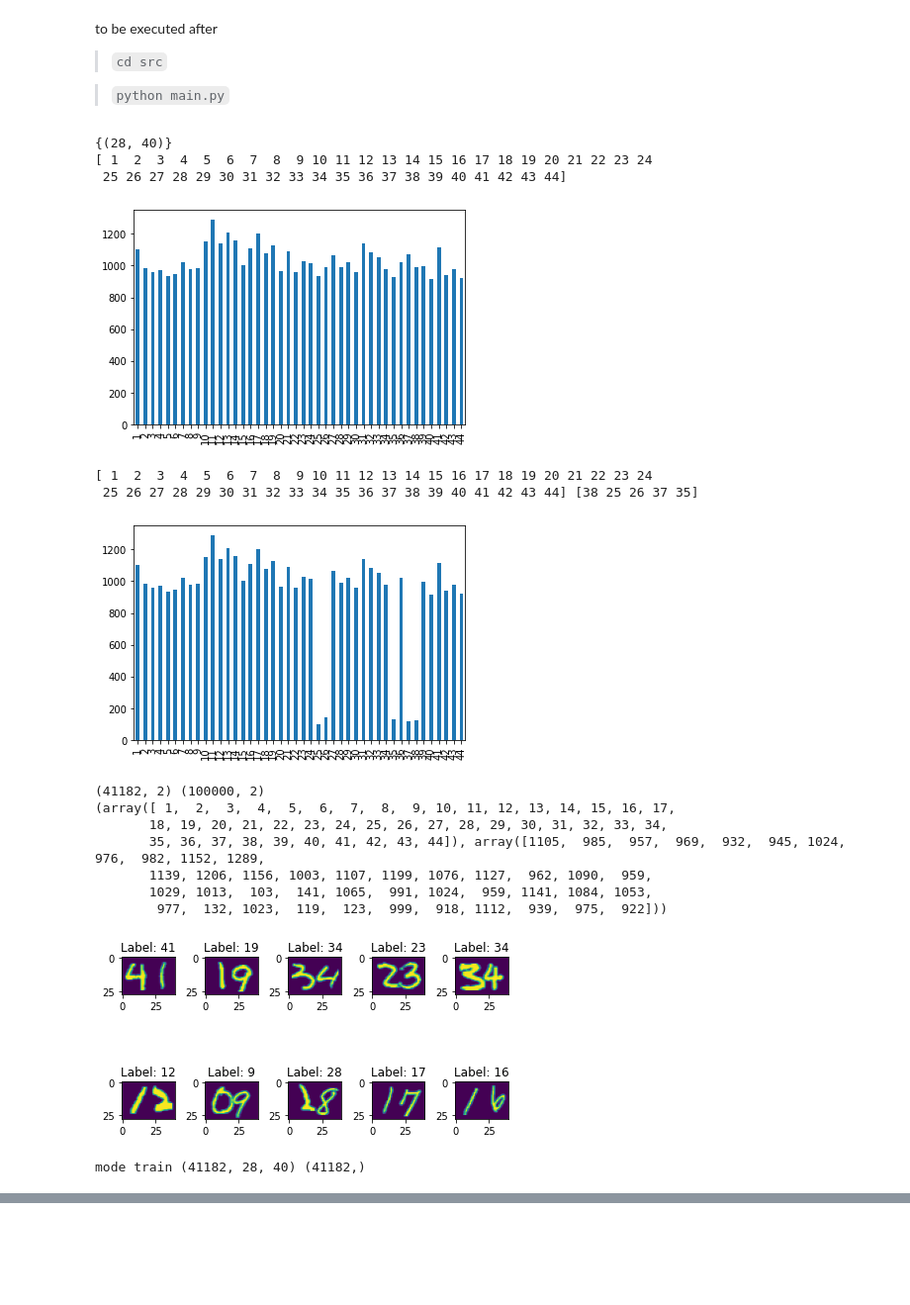
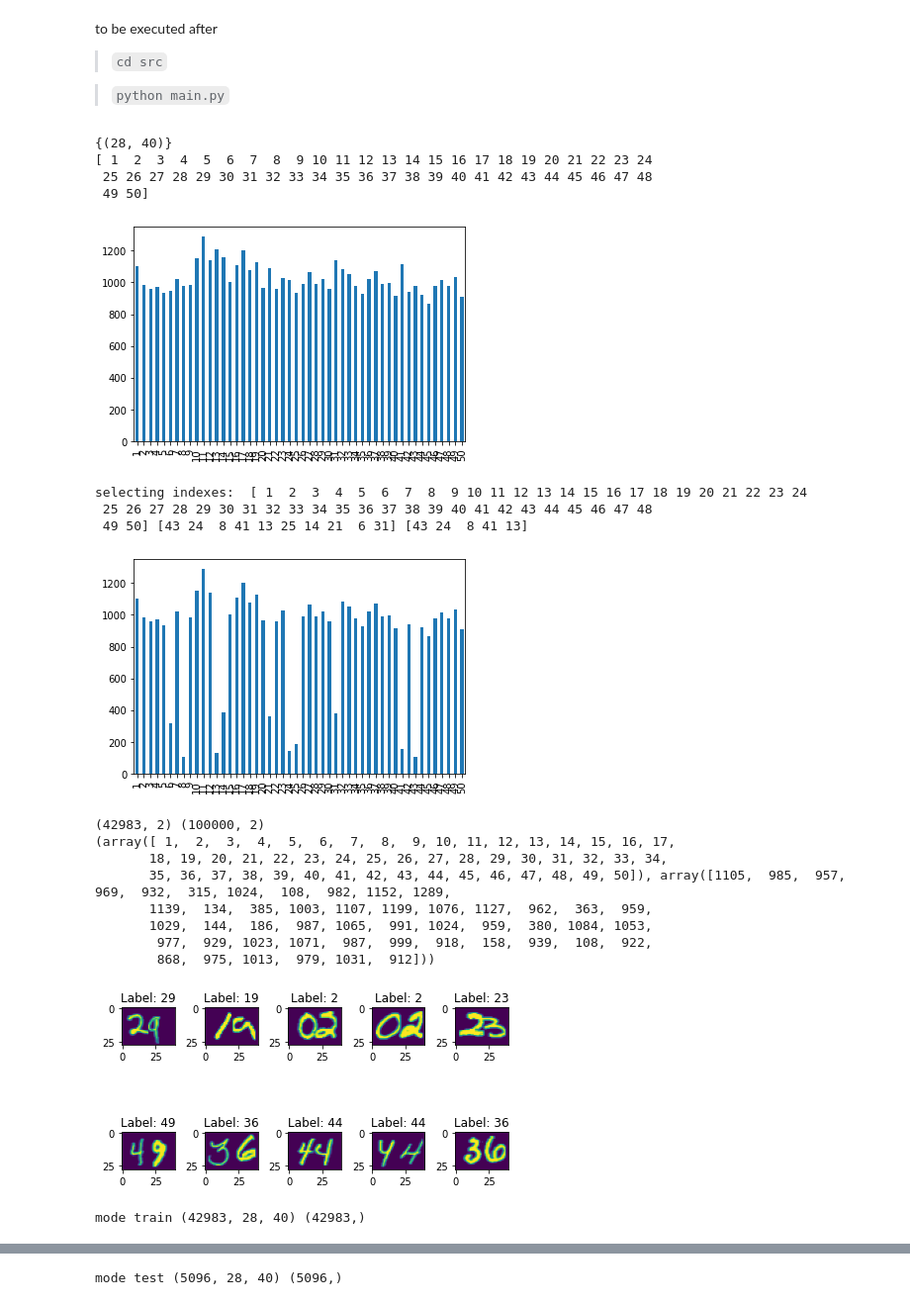
Before and after one commit to DBertazioli/multi-mnist_custom, a Jupyter notebook: Dataset_Preparation.ipynb, the cells around one changed output, grey strips where cells are left out. Shown: that part at 99% size. Saved outputs shown, nothing was run; the diff lists cells and outputs as text; code cells hidden in the pictures; blank space fills up the shorter version.

```diff
--- a/Dataset_Preparation.ipynb
+++ b/Dataset_Preparation.ipynb
@@ -31,7 +31,7 @@ def sort_by_name(filepath):
 
 for mode in modes:
     file_list = sorted(glob.glob(f"./output/{mode}/2/*.png"), key = sort_by_name)
-    file_list[: 100]
+    # file_list[: 100]
 
     # load all shapes in order to calculate average shapes for the resize
     shapes = [cv2.imread(img_path)[:, :, 0].shape for img_path in tqdm(file_list)]
@@ -57,7 +57,7 @@ for mode in modes:
         # print(unique_labels)
         # np.random.shuffle(unique_labels)
         # selected_label_list = unique_labels[:45]
-        selected_label_list = np.arange(1, 45)
+        selected_label_list = np.arange(1, 51)
     print(selected_label_list)
     # selected_label_list = [10, 18, 61, 64, 83, 63, 46, 72, 33, 85]
     # selected_label_list, len(selected_label_list)
@@ -72,8 +72,11 @@ for mode in modes:
 
         sample_selected_label_list = selected_label_list.copy()
         np.random.shuffle(sample_selected_label_list)
-        sample_selected_label_list = sample_selected_label_list[:5]
-        print(selected_label_list, sample_selected_label_list)
+        np.random.shuffle(sample_selected_label_list)
+        sample_selected_label_list = sample_selected_label_list[:10]
+        np.random.shuffle(sample_selected_label_list)
+        ssample_selected_label_list = sample_selected_label_list[:5]
+        print("selecting indexes: ",selected_label_list, sample_selected_label_list, ssample_selected_label_list)
         # selected_label_list = [10, 18, 61, 64, 83, 63, 46, 72, 33, 85]
         # selected_label_list, len(selected_label_list)
 
@@ -83,7 +86,8 @@ for mode in modes:
         sampled_selected_labels = []
         for label in sample_selected_label_list:
             label_df = selected_labels[selected_labels.label.isin([label])]
-            sampled_selected_labels.append(label_df.sample(len(label_df)//np.random.randint(5,10)))
+            factor = np.random.randint(7,12) if label in ssample_selected_label_list else np.random.randint(3,6)
+            sampled_selected_labels.append(label_df.sample(len(label_df)//factor))
         sampled_selected_labels = pd.concat(sampled_selected_labels)
 
         selected_labels = pd.concat([not_sampled_selected_labels, sampled_selected_labels])
@@ -108,44 +112,47 @@ for mode in modes:
     # type(np_labels), np_labels[:10]
 
     np_images = np.vstack(np.expand_dims(selected_img_list, 0))
     # np_images.shape
 
     #a visual check
     fig, ax = plt.subplots(2, 5)
     for i in range(2):
         for j in range(5):
 
             index = np.random.randint(0, len(np_images))
             # print(np_labels[index])
             # print(selected_img_list_pathes[index])
             ax[i, j].imshow(np_images[index])
             ax[i, j].set_title(f'Label: {np_labels[index]}')
     plt.tight_layout()
     plt.show()
     fig.savefig(f"examples/{mode}_example.png")
 
     # np.save(f"./final_dataset/X_{mode}.npy", np_images)
     # np.save(f"./final_dataset/y_{mode}.npy", np_labels)
 
     np.savez_compressed(f"./final_dataset/X_{mode}.npz", np_images)
     np.savez_compressed(f"./final_dataset/y_{mode}.npz", np_labels)
 
     # print("mode", mode, np.load(f"./final_dataset/X_{mode}.npy").shape, np.load(f"./final_dataset/y_{mode}.npy").shape)
     print("mode", mode, np.load(f"./final_dataset/X_{mode}.npz")["arr_0"].shape, np.load(f"./final_dataset/y_{mode}.npz")["arr_0"].shape)
 # %% [output]
 {(28, 40)}
 [ 1  2  3  4  5  6  7  8  9 10 11 12 13 14 15 16 17 18 19 20 21 22 23 24
- 25 26 27 28 29 30 31 32 33 34 35 36 37 38 39 40 41 42 43 44]
+ 25 26 27 28 29 30 31 32 33 34 35 36 37 38 39 40 41 42 43 44 45 46 47 48
+ 49 50]
-[figure, old version]
+[figure, new version]
-[ 1  2  3  4  5  6  7  8  9 10 11 12 13 14 15 16 17 18 19 20 21 22 23 24
- 25 26 27 28 29 30 31 32 33 34 35 36 37 38 39 40 41 42 43 44] [38 25 26 37 35]
+selecting indexes:  [ 1  2  3  4  5  6  7  8  9 10 11 12 13 14 15 16 17 18 19 20 21 22 23 24
+ 25 26 27 28 29 30 31 32 33 34 35 36 37 38 39 40 41 42 43 44 45 46 47 48
+ 49 50] [43 24  8 41 13 25 14 21  6 31] [43 24  8 41 13]
-[figure, old version]
+[figure, new version]
-(41182, 2) (100000, 2)
+(42983, 2) (100000, 2)
 (array([ 1,  2,  3,  4,  5,  6,  7,  8,  9, 10, 11, 12, 13, 14, 15, 16, 17,
        18, 19, 20, 21, 22, 23, 24, 25, 26, 27, 28, 29, 30, 31, 32, 33, 34,
-       35, 36, 37, 38, 39, 40, 41, 42, 43, 44]), array([1105,  985,  957,  969,  932,  945, 1024,  976,  982, 1152, 1289,
-       1139, 1206, 1156, 1003, 1107, 1199, 1076, 1127,  962, 1090,  959,
-       1029, 1013,  103,  141, 1065,  991, 1024,  959, 1141, 1084, 1053,
-        977,  132, 1023,  119,  123,  999,  918, 1112,  939,  975,  922]))
+       35, 36, 37, 38, 39, 40, 41, 42, 43, 44, 45, 46, 47, 48, 49, 50]), array([1105,  985,  957,  969,  932,  315, 1024,  108,  982, 1152, 1289,
+       1139,  134,  385, 1003, 1107, 1199, 1076, 1127,  962,  363,  959,
+       1029,  144,  186,  987, 1065,  991, 1024,  959,  380, 1084, 1053,
+        977,  929, 1023, 1071,  987,  999,  918,  158,  939,  108,  922,
+        868,  975, 1013,  979, 1031,  912]))
-[figure, old version]
+[figure, new version]
-mode train (41182, 28, 40) (41182,)
+mode train (42983, 28, 40) (42983,)
@@ -152,3 +171,4 @@ mode train (41182, 28, 40) (41182,)
+mode test (5096, 28, 40) (5096,)
 # %%
  mode, np.load(f"./final_dataset/X_{mode}.npz")["arr_0"].shape
 # %% [output]
```
Also changed, not shown: parts of 9 cells of this notebook, 6 other files.
